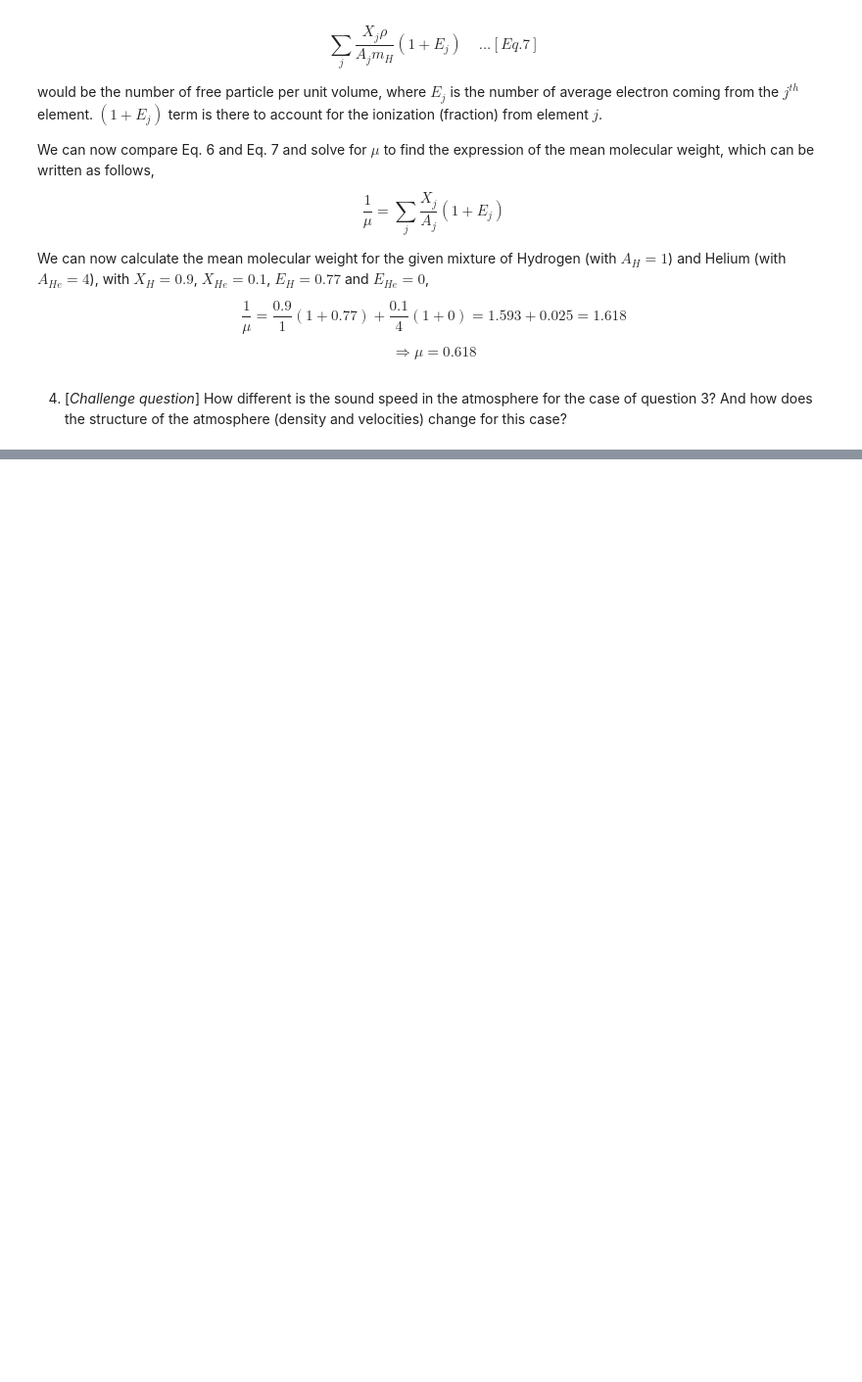
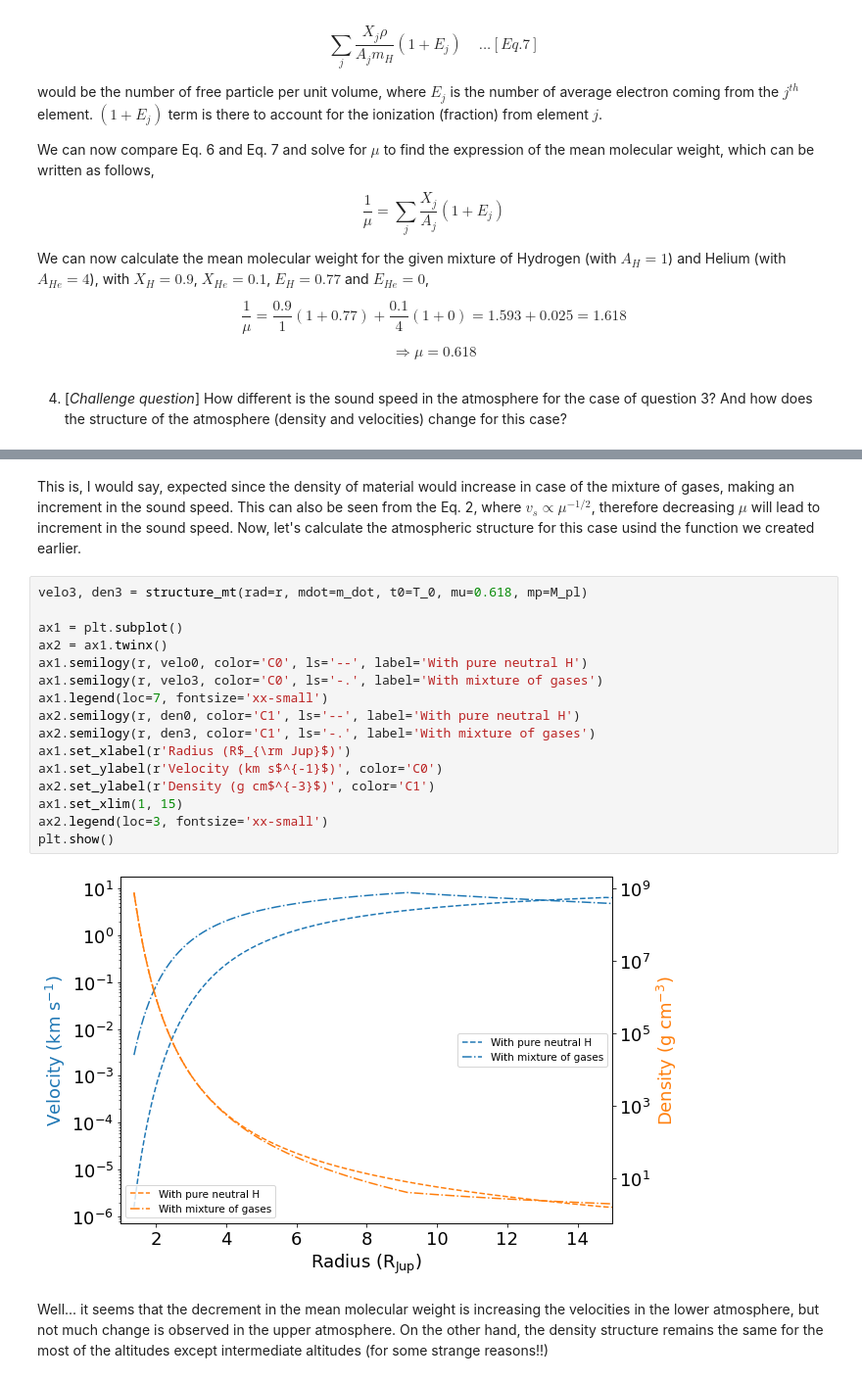
Before and after one commit to Jayshil/escape-modelling, a Jupyter notebook: Parker_wind_model.ipynb, the cells around one changed output, grey strips where cells are left out. Shown at 98% size. Drawn from its saved outputs; the diff is of its cells as text; blank space fills up the shorter version.

```diff
--- a/Parker_wind_model.ipynb
+++ b/Parker_wind_model.ipynb
@@ -343,0 +351,22 @@ $$\Rightarrow \mu = 0.618$$
+# %% [markdown]
+This is, I would say, expected since the density of material would increase in case of the mixture of gases, making an increment in the sound speed. This can also be seen from the Eq. 2, where $v_s \propto \mu^{-1/2}$, therefore decreasing $\mu$ will lead to increment in the sound speed. Now, let's calculate the atmospheric structure for this case usind the function we created earlier.
+# %%
+velo3, den3 = structure_mt(rad=r, mdot=m_dot, t0=T_0, mu=0.618, mp=M_pl)
+
+ax1 = plt.subplot()
+ax2 = ax1.twinx()
+ax1.semilogy(r, velo0, color='C0', ls='--', label='With pure neutral H')
+ax1.semilogy(r, velo3, color='C0', ls='-.', label='With mixture of gases')
+ax1.legend(loc=7, fontsize='xx-small')
+ax2.semilogy(r, den0, color='C1', ls='--', label='With pure neutral H')
+ax2.semilogy(r, den3, color='C1', ls='-.', label='With mixture of gases')
+ax1.set_xlabel(r'Radius (R$_{\rm Jup}$)')
+ax1.set_ylabel(r'Velocity (km s$^{-1}$)', color='C0')
+ax2.set_ylabel(r'Density (g cm$^{-3}$)', color='C1')
+ax1.set_xlim(1, 15)
+ax2.legend(loc=3, fontsize='xx-small')
+plt.show()
+# %% [output]
+[figure, added]
+# %% [markdown]
+Well... it seems that the decrement in the mean molecular weight is increasing the velocities in the lower atmosphere, but not much change is observed in the upper atmosphere. On the other hand, the density structure remains the same for the most of the altitudes except intermediate altitudes (for some strange reasons!!)
```
Also changed, not shown: parts of 3 cells of this notebook.
